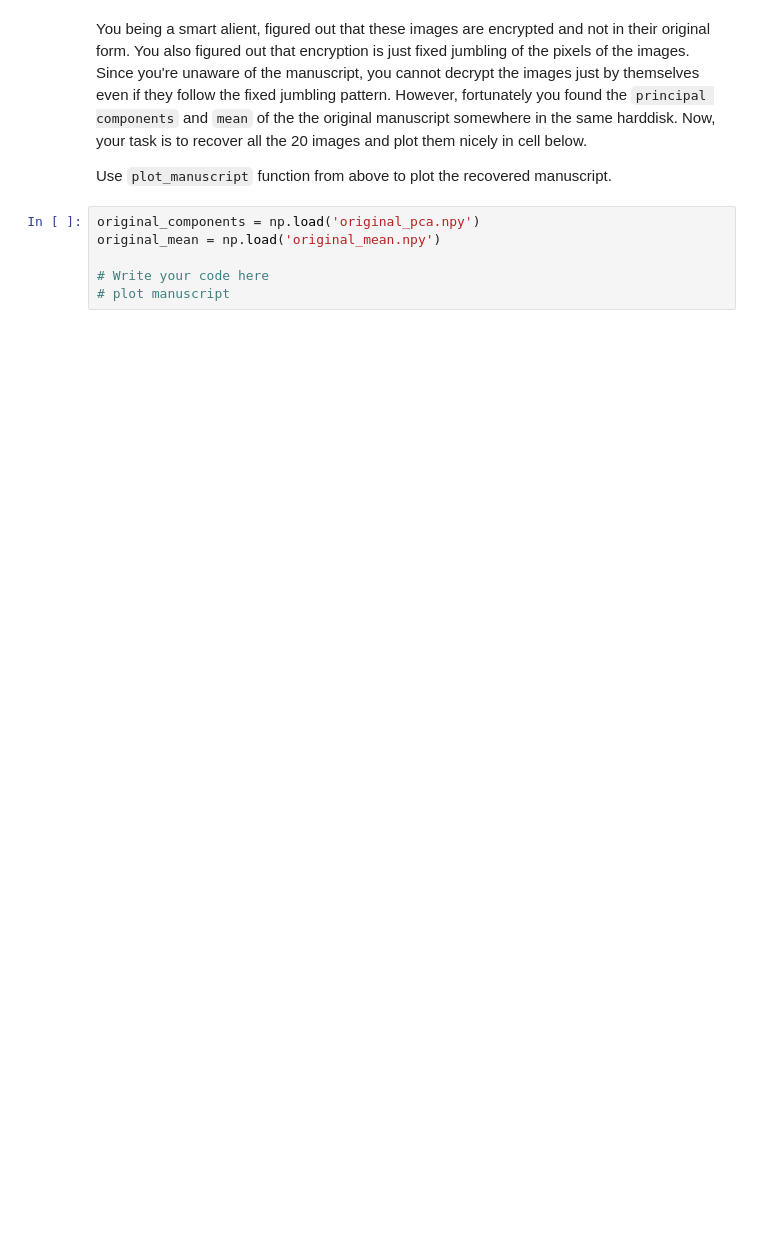
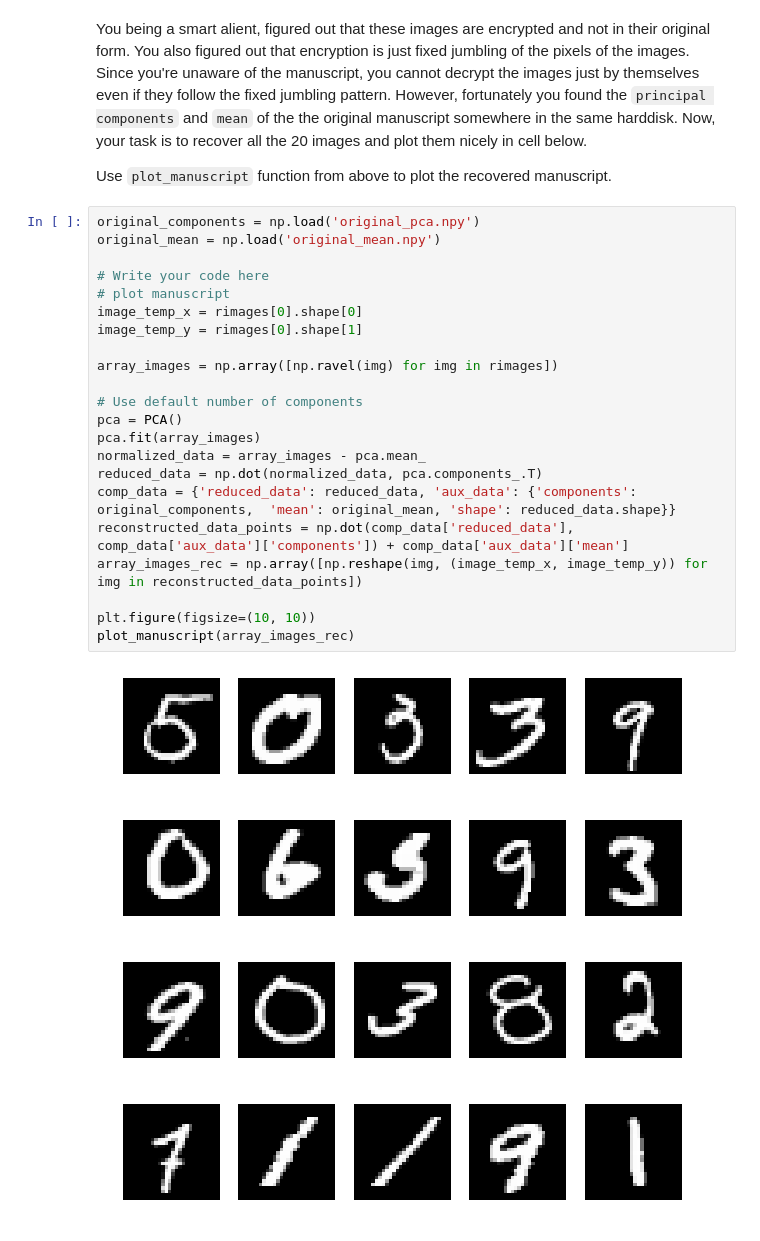
Before and after one commit to dsikka/SYDE522, a Jupyter notebook: Assignment 1/content/Tutorial Task 1.ipynb, the cells around one changed output. Saved outputs shown, nothing was run; the diff lists cells and outputs as text; blank space fills up the shorter version.

```diff
--- a/Assignment 1/content/Tutorial Task 1.ipynb
+++ b/Assignment 1/content/Tutorial Task 1.ipynb
@@ -698,9 +712,27 @@ plot_manuscript(rimages)
 You being a smart alient, figured out that these images are encrypted and not in their original form. You also figured out that encryption is just fixed jumbling of the pixels of the images. Since you're unaware of the manuscript, you cannot decrypt the images just by themselves even if they follow the fixed jumbling pattern. However, fortunately you found the `principal components` and `mean` of the the original manuscript somewhere in the same harddisk. Now, your task is to recover all the 20 images and plot them nicely in cell below.
 
 Use `plot_manuscript` function from above to plot the recovered manuscript.
-# %%
-original_components = np.load('original_pca.npy')
-original_mean = np.load('original_mean.npy')
-
-# Write your code here
-# plot manuscript
+# %%
+original_components = np.load('original_pca.npy')
+original_mean = np.load('original_mean.npy')
+
+# Write your code here
+# plot manuscript
+image_temp_x = rimages[0].shape[0]
+image_temp_y = rimages[0].shape[1]
+
+array_images = np.array([np.ravel(img) for img in rimages])
+
+# Use default number of components
+pca = PCA()
+pca.fit(array_images)
+normalized_data = array_images - pca.mean_
+reduced_data = np.dot(normalized_data, pca.components_.T)
+comp_data = {'reduced_data': reduced_data, 'aux_data': {'components': original_components,  'mean': original_mean, 'shape': reduced_data.shape}}
+reconstructed_data_points = np.dot(comp_data['reduced_data'], comp_data['aux_data']['components']) + comp_data['aux_data']['mean']
+array_images_rec = np.array([np.reshape(img, (image_temp_x, image_temp_y)) for img in reconstructed_data_points])
+
+plt.figure(figsize=(10, 10))
+plot_manuscript(array_images_rec)
+# %% [output]
+[figure, added]
```
Also changed, not shown: parts of 27 cells of this notebook, 2 other files.
